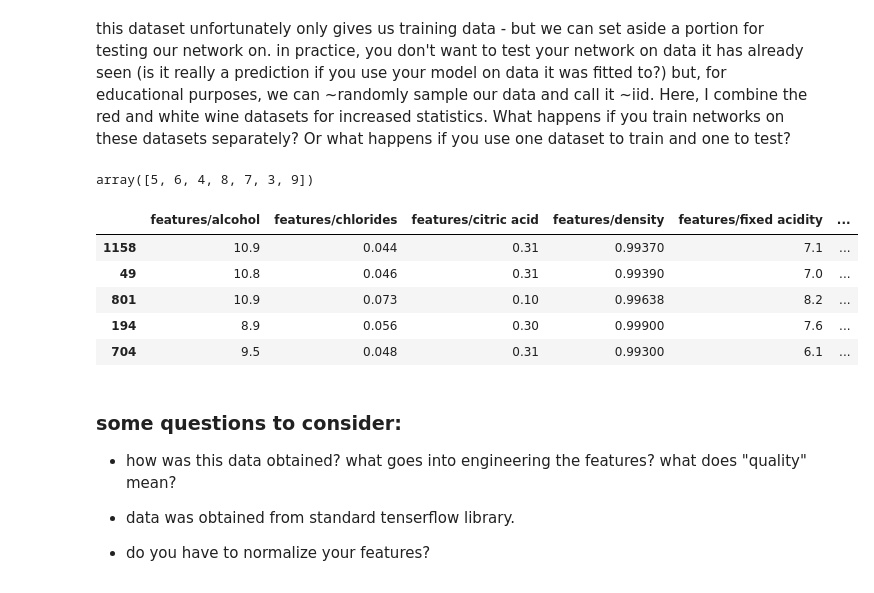
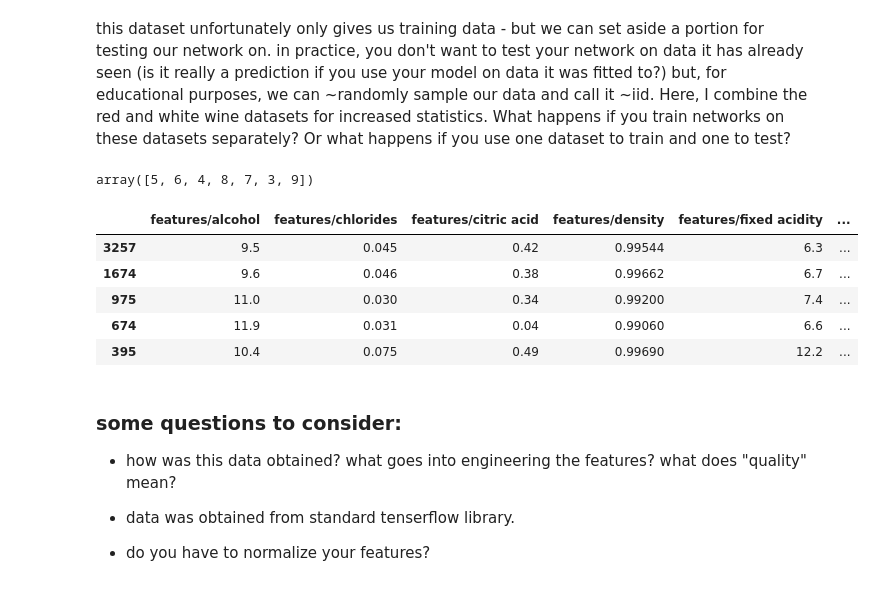
Before and after one commit to aga01935/PHSX815_Week11, a Jupyter notebook: python/KerasHomework.ipynb, the cells around one changed output. Cells and saved outputs as stored; diff of their text form; code cells hidden in the pictures.

```diff
--- a/python/KerasHomework.ipynb
+++ b/python/KerasHomework.ipynb
@@ -66,26 +66,26 @@ Here, I combine the red and white wine datasets for increased statistics. What h
 # %%
 #it's helpful to separate our input features from our target features (quality)
 #so we can later only transform our inputs without changing our labels
 labels = df['quality']
 df = df.drop(labels='quality',axis=1)
 labels.unique()
 
 enc = OneHotEncoder(sparse=False)
 labels = enc.fit_transform(labels.to_numpy().reshape(-1,1))
 
 #make our test data
-df, df_test, labels, df_testLabels = train_test_split(df,labels,test_size=0.2)
+df_train, df_test, labels_train, df_testLabels = train_test_split(df,labels,test_size=0.1)
 
 #look at the first 5 entries
-df.head()
+df_train.head()
 # %% [output]
 array([5, 6, 4, 8, 7, 3, 9])
 |  | features/alcohol | features/chlorides | features/citric acid | features/density | features/fixed acidity | ... |
-| 1158 | 10.9 | 0.044 | 0.31 | 0.99370 | 7.1 | ... |
-| 49 | 10.8 | 0.046 | 0.31 | 0.99390 | 7.0 | ... |
-| 801 | 10.9 | 0.073 | 0.10 | 0.99638 | 8.2 | ... |
-| 194 | 8.9 | 0.056 | 0.30 | 0.99900 | 7.6 | ... |
-| 704 | 9.5 | 0.048 | 0.31 | 0.99300 | 6.1 | ... |
+| 3257 | 9.5 | 0.045 | 0.42 | 0.99544 | 6.3 | ... |
+| 1674 | 9.6 | 0.046 | 0.38 | 0.99662 | 6.7 | ... |
+| 975 | 11.0 | 0.030 | 0.34 | 0.99200 | 7.4 | ... |
+| 674 | 11.9 | 0.031 | 0.04 | 0.99060 | 6.6 | ... |
+| 395 | 10.4 | 0.075 | 0.49 | 0.99690 | 12.2 | ... |
 # %% [markdown]
 ### some questions to consider:
 - how was this data obtained? what goes into engineering the features? what does "quality" mean?
```
Also changed, not shown: parts of 9 cells of this notebook.
